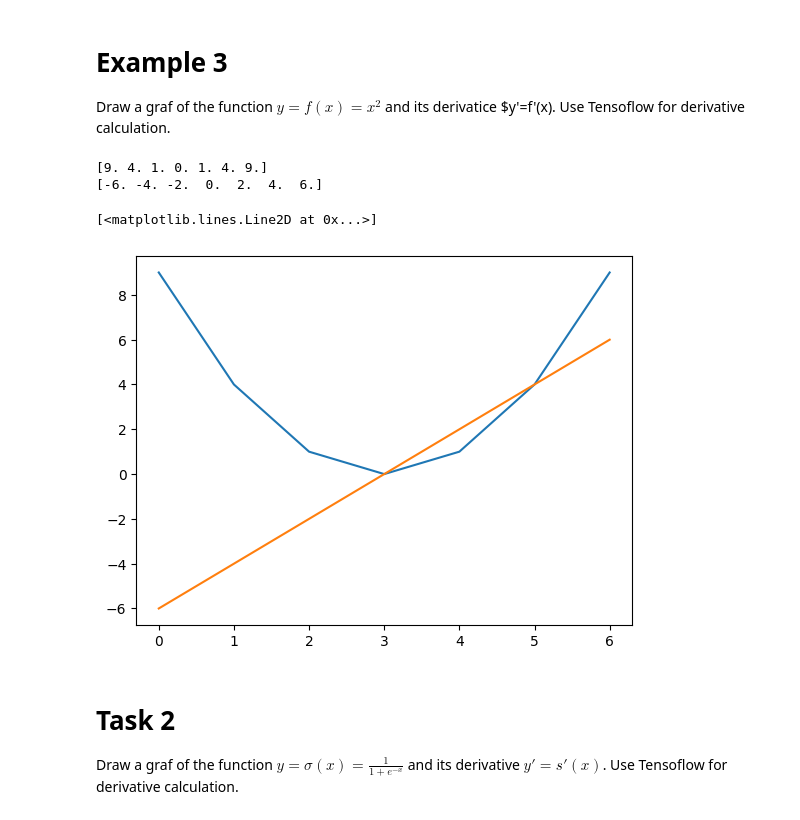
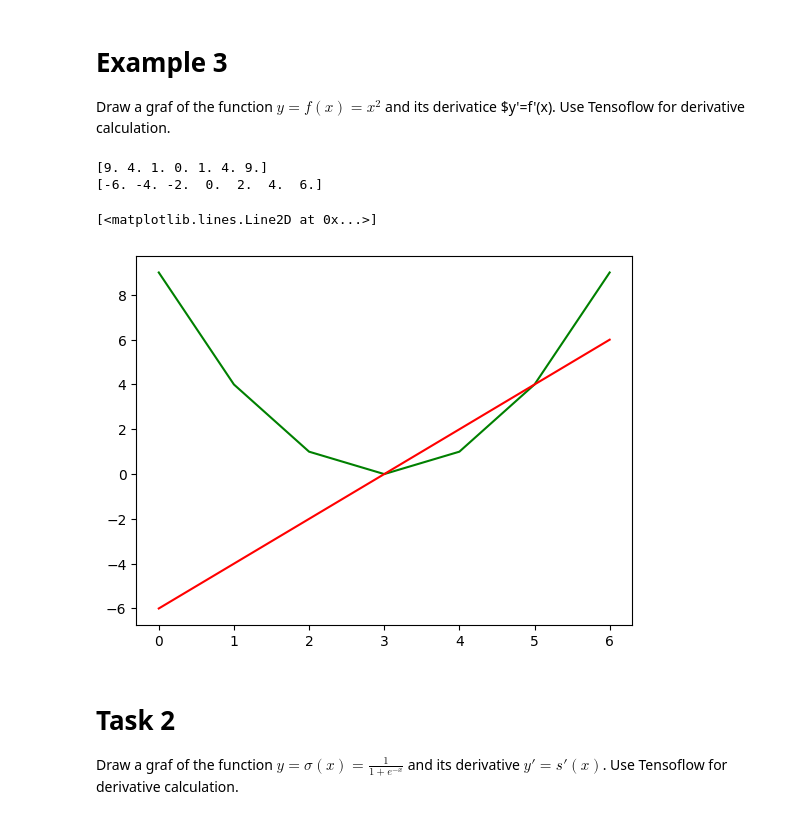
Before and after one commit to nandunair99/Machine-Learning-Exercise, a Jupyter notebook: lab-2-stud.ipynb, the cells around one changed output. Cells and saved outputs as stored; diff of their text form; code cells hidden in the pictures.

```diff
--- a/lab-2-stud.ipynb
+++ b/lab-2-stud.ipynb
@@ -69,30 +70,30 @@ Draw a graf of the function $y=f(x)=x^2$ and its derivatice $y'=f'(x). Use Tenso
 # %%
 # Example
 import tensorflow as tf
 import numpy as np
 import matplotlib.pyplot as plt
 
 @tf.function
 def f(x):
   y = x*x
   return y
 
 @tf.function
 def dfdx(x):
   y = f(x)
   return tf.gradients(y, x)[0]
 
 x = tf.Variable([-3.,-2.,-1.,0.,1.,2.,3.])
 print(f(x).numpy())
 print(dfdx(x).numpy())
 
-plt.plot(f(x))
-plt.plot(dfdx(x))
+plt.plot(f(x),'g')
+plt.plot(dfdx(x),'r')
 # %% [output]
 [9. 4. 1. 0. 1. 4. 9.]
 [-6. -4. -2.  0.  2.  4.  6.]
 [<matplotlib.lines.Line2D at 0x...>]
-[figure, old version]
+[figure, new version]
 # %% [markdown]
 # Task 2
 
```
Also changed, not shown: parts of 11 cells of this notebook, 1 other file.
